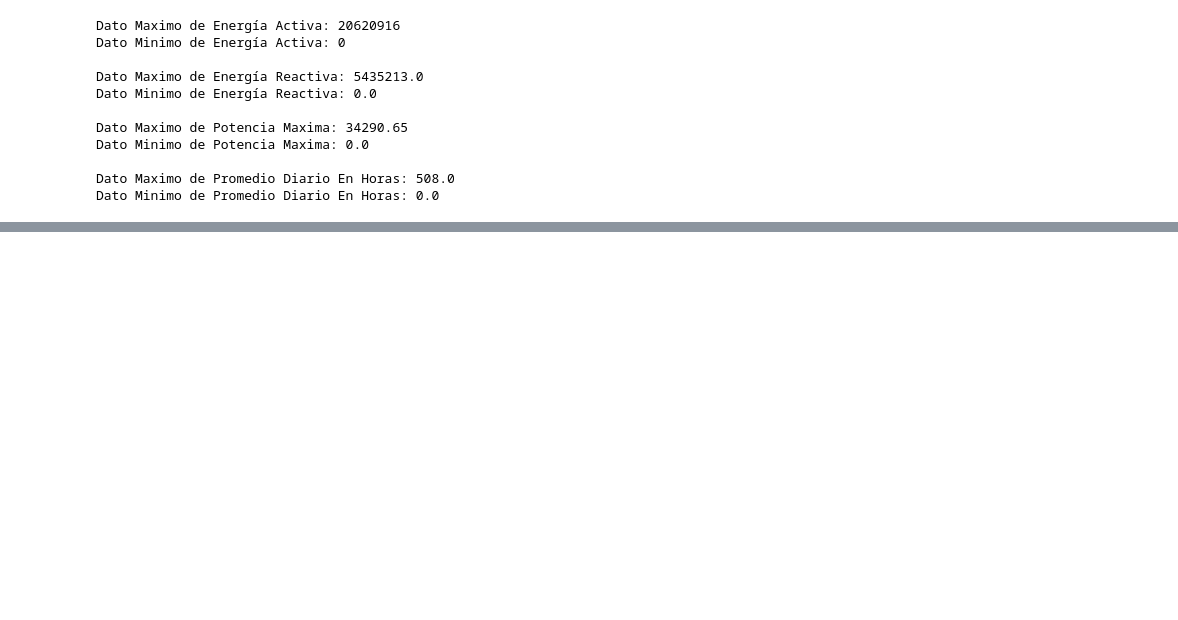
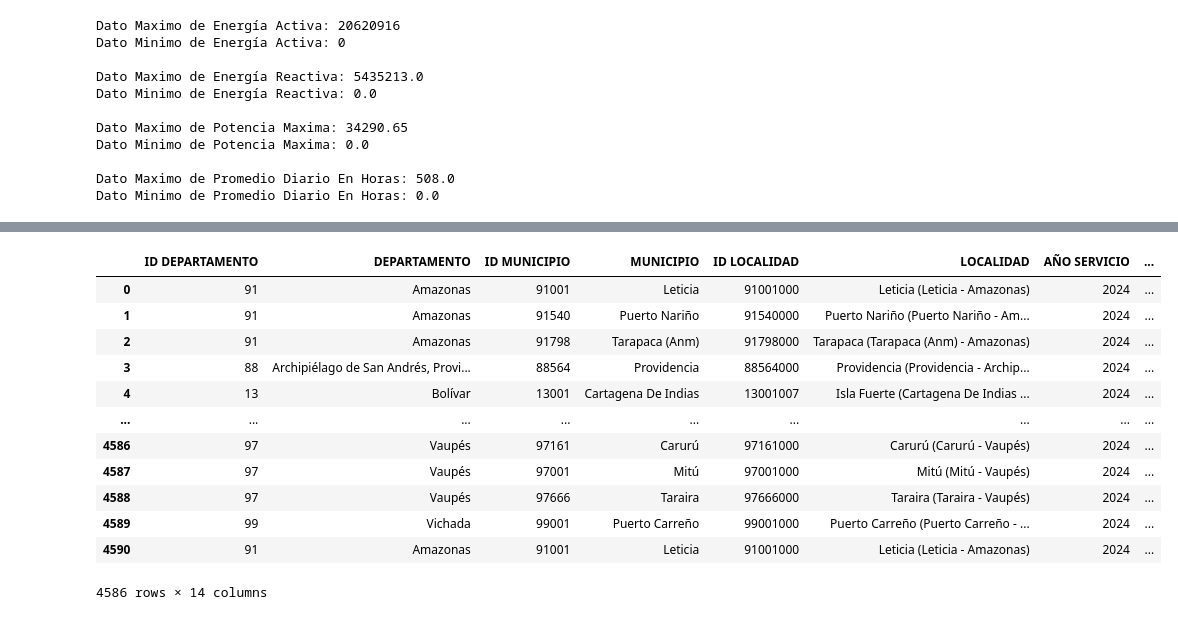
Before and after one commit to sebasflorezo/Proyecto-IA-Grupo-2, a Jupyter notebook: notebooks/Practica_Proyecto.ipynb, the cells around one changed output, grey strips where cells are left out. Drawn from its saved outputs; the diff is of its cells as text; code cells hidden in the pictures; blank space fills up the shorter version.

Commit message:
Correcion de datos del data frame

```diff
--- a/notebooks/Practica_Proyecto.ipynb
+++ b/notebooks/Practica_Proyecto.ipynb
@@ -305,0 +307,2 @@ np.int64(1)
+# %%
+df_datos = pd.read_csv("../data/datosProyecto.csv")
@@ -305,0 +517,4 @@ np.int64(1)
+# %%
+# eliminando valor nullo
+
+df_datos = df_datos.dropna(subset=['DÍA DE DEMANDA MÁXIMA'])
@@ -305,0 +551,21 @@ np.int64(1)
+# %%
+# Correcion apartado ID DEPARTAMENTO ( RENOMBRAR)
+
+df_datos.rename(columns={'ID DEPATAMENTO':'ID DEPARTAMENTO'}, inplace=True)
+# %%
+# Eliminar registros con PROMEDIO DIARIO EN HORAS mayor a 24
+df_datos[df_datos['PROMEDIO DIARIO EN HORAS'] <= 24]
+# %% [output]
+|  | ID DEPARTAMENTO | DEPARTAMENTO | ID MUNICIPIO | MUNICIPIO | ID LOCALIDAD | LOCALIDAD | AÑO SERVICIO | ... |
+| 0 | 91 | Amazonas | 91001 | Leticia | 91001000 | Leticia (Leticia - Amazonas) | 2024 | ... |
+| 1 | 91 | Amazonas | 91540 | Puerto Nariño | 91540000 | Puerto Nariño (Puerto Nariño - Am... | 2024 | ... |
+| 2 | 91 | Amazonas | 91798 | Tarapaca (Anm) | 91798000 | Tarapaca (Tarapaca (Anm) - Amazonas) | 2024 | ... |
+| 3 | 88 | Archipiélago de San Andrés, Provi... | 88564 | Providencia | 88564000 | Providencia (Providencia - Archip... | 2024 | ... |
+| 4 | 13 | Bolívar | 13001 | Cartagena De Indias | 13001007 | Isla Fuerte (Cartagena De Indias ... | 2024 | ... |
+| ... | ... | ... | ... | ... | ... | ... | ... | ... |
+| 4586 | 97 | Vaupés | 97161 | Carurú | 97161000 | Carurú (Carurú - Vaupés) | 2024 | ... |
+| 4587 | 97 | Vaupés | 97001 | Mitú | 97001000 | Mitú (Mitú - Vaupés) | 2024 | ... |
+| 4588 | 97 | Vaupés | 97666 | Taraira | 97666000 | Taraira (Taraira - Vaupés) | 2024 | ... |
+| 4589 | 99 | Vichada | 99001 | Puerto Carreño | 99001000 | Puerto Carreño (Puerto Carreño - ... | 2024 | ... |
+| 4590 | 91 | Amazonas | 91001 | Leticia | 91001000 | Leticia (Leticia - Amazonas) | 2024 | ... |
+4586 rows × 14 columns
```
Also changed, not shown: parts of 16 cells of this notebook.
